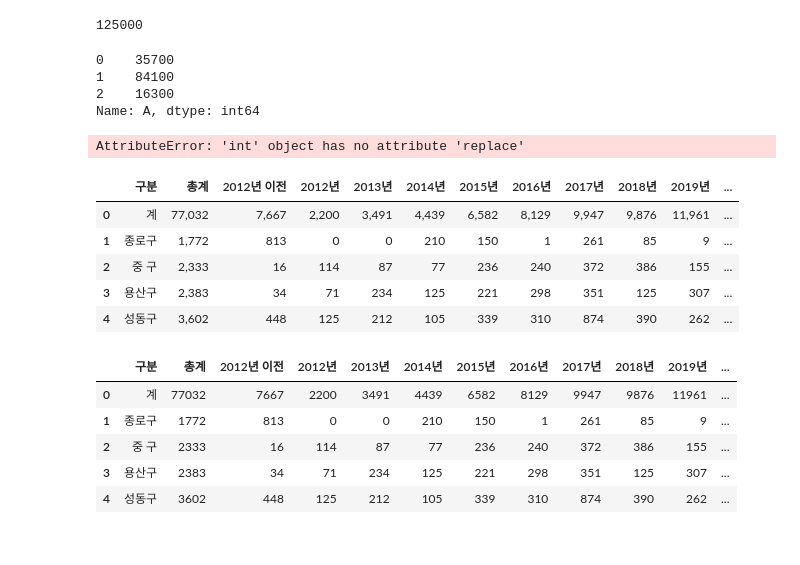
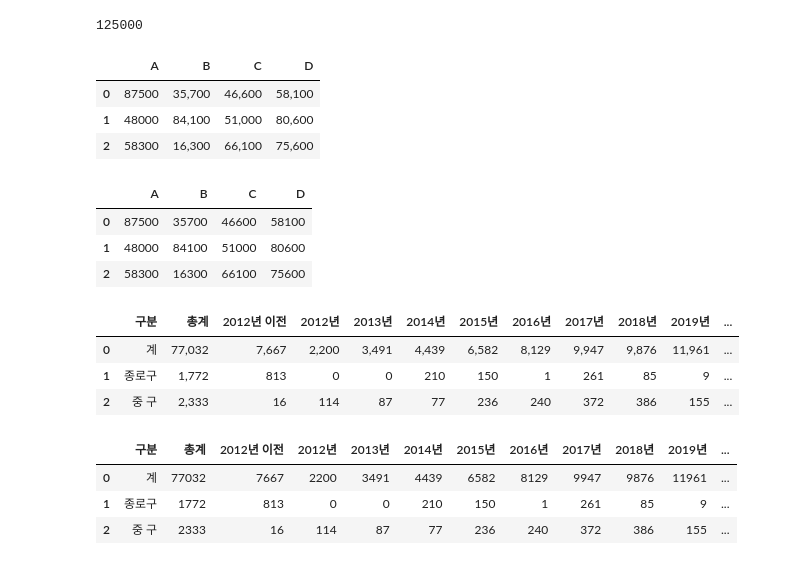
Before and after one commit to saemsaemoo/MachineLearning-2021-12, a Jupyter notebook: 00.데이터분석/14.DataFrame2.ipynb, the cells around one changed output. Drawn from its saved outputs; the diff is of its cells as text; code cells hidden in the pictures.

```diff
--- a/00.데이터분석/14.DataFrame2.ipynb
+++ b/00.데이터분석/14.DataFrame2.ipynb
@@ -199,38 +335,36 @@ int(price.replace(',',''))
 125000
 # %%
 df.A = df.A.apply(lambda x: int(x.replace(',','')))
-df.A
+df
 # %% [output]
-0    35700
-1    84100
-2    16300
-Name: A, dtype: int64
+|  | A | B | C | D |
+| 0 | 87500 | 35,700 | 46,600 | 58,100 |
+| 1 | 48000 | 84,100 | 51,000 | 80,600 |
+| 2 | 58300 | 16,300 | 66,100 | 75,600 |
 # %%
-# 왜 안되지 ㅋ
-for column in df.columns:
+for column in df.columns[1:]:
     df[column] = df[column].apply(lambda x: int(x.replace(',','')))
-df
+df.head(3)
 # %% [output]
-AttributeError: 'int' object has no attribute 'replace'
+|  | A | B | C | D |
+| 0 | 87500 | 35700 | 46600 | 58100 |
+| 1 | 48000 | 84100 | 51000 | 80600 |
+| 2 | 58300 | 16300 | 66100 | 75600 |
 # %%
 cctv = pd.read_csv('서울시CCTV설치운영현황(자치구)_년도별_210731기준.csv',
                     skiprows=1, encoding='euc-kr')
-cctv.head()
+cctv.head(3)
 # %% [output]
 |  | 구분 | 총계 | 2012년 이전 | 2012년 | 2013년 | 2014년 | 2015년 | 2016년 | 2017년 | 2018년 | 2019년 | ... |
 | 0 | 계 | 77,032 | 7,667 | 2,200 | 3,491 | 4,439 | 6,582 | 8,129 | 9,947 | 9,876 | 11,961 | ... |
 | 1 | 종로구 | 1,772 | 813 | 0 | 0 | 210 | 150 | 1 | 261 | 85 | 9 | ... |
 | 2 | 중 구 | 2,333 | 16 | 114 | 87 | 77 | 236 | 240 | 372 | 386 | 155 | ... |
-| 3 | 용산구 | 2,383 | 34 | 71 | 234 | 125 | 221 | 298 | 351 | 125 | 307 | ... |
-| 4 | 성동구 | 3,602 | 448 | 125 | 212 | 105 | 339 | 310 | 874 | 390 | 262 | ... |
 # %%
 for column in cctv.columns[1:]:
     cctv[column] = cctv[column].apply(lambda x: int(x.replace(',','')))
-cctv.head()
+cctv.head(3)
 # %% [output]
 |  | 구분 | 총계 | 2012년 이전 | 2012년 | 2013년 | 2014년 | 2015년 | 2016년 | 2017년 | 2018년 | 2019년 | ... |
 | 0 | 계 | 77032 | 7667 | 2200 | 3491 | 4439 | 6582 | 8129 | 9947 | 9876 | 11961 | ... |
 | 1 | 종로구 | 1772 | 813 | 0 | 0 | 210 | 150 | 1 | 261 | 85 | 9 | ... |
 | 2 | 중 구 | 2333 | 16 | 114 | 87 | 77 | 236 | 240 | 372 | 386 | 155 | ... |
-| 3 | 용산구 | 2383 | 34 | 71 | 234 | 125 | 221 | 298 | 351 | 125 | 307 | ... |
-| 4 | 성동구 | 3602 | 448 | 125 | 212 | 105 | 339 | 310 | 874 | 390 | 262 | ... |
```
Also changed, not shown: parts of 26 cells of this notebook, 4 other files.
